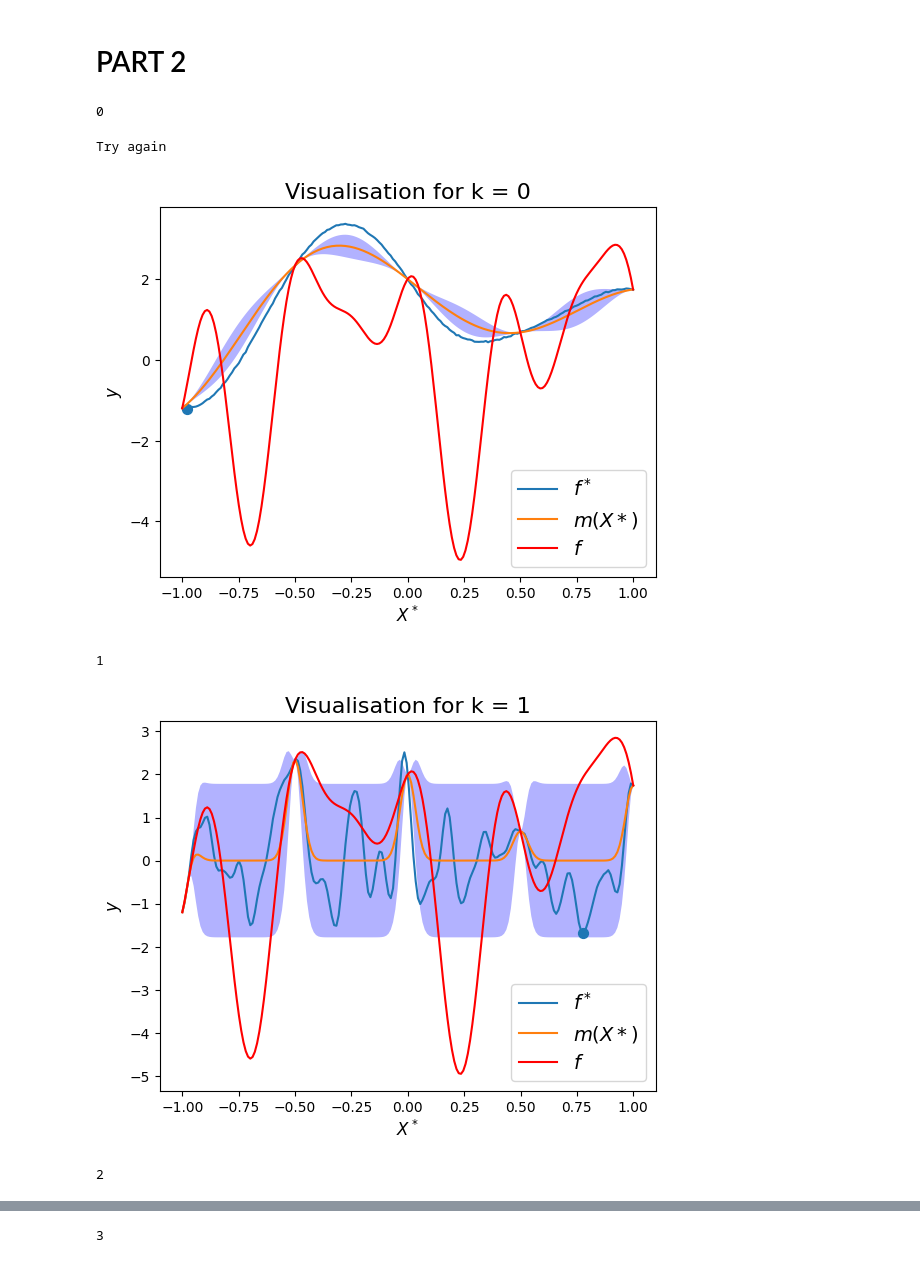
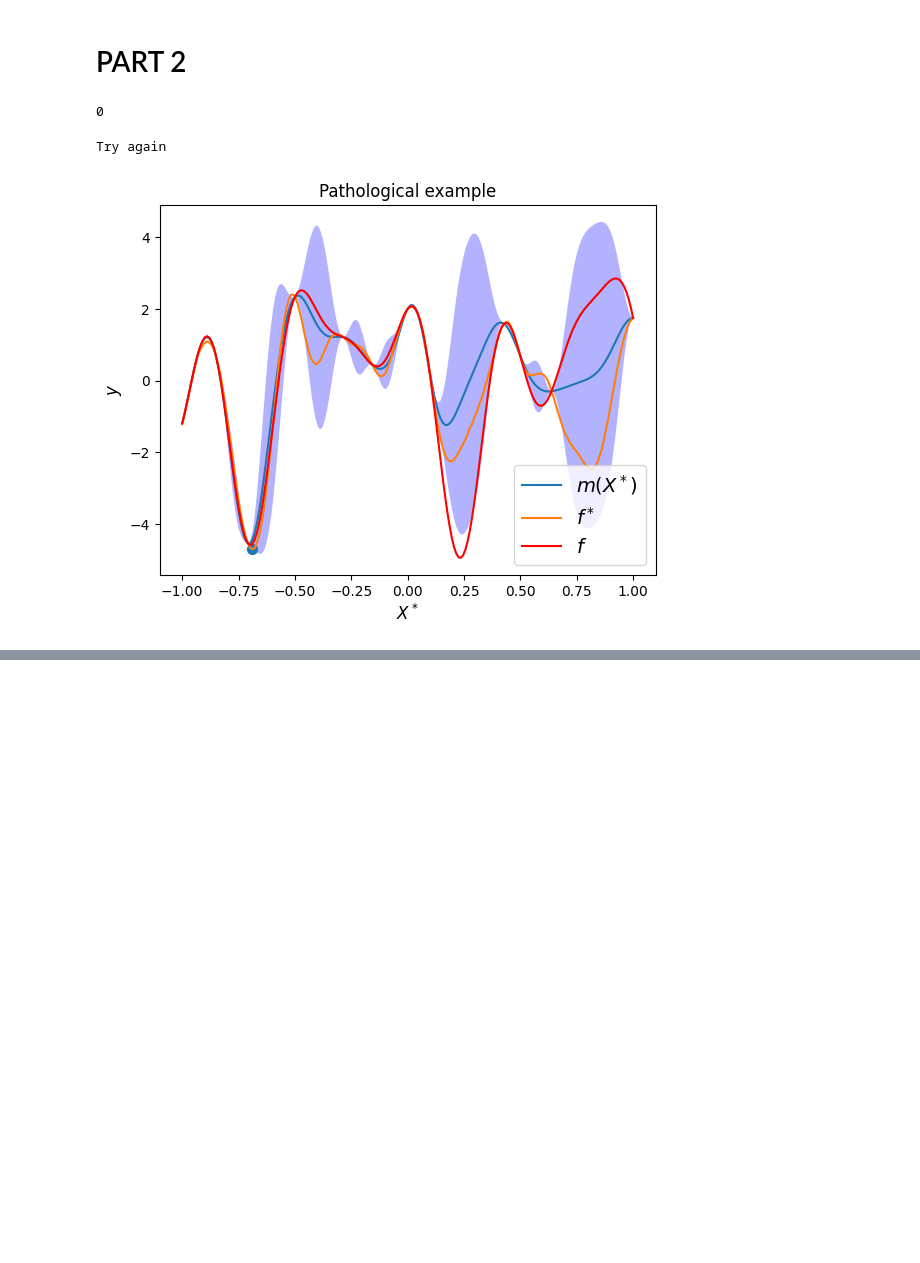
Before and after one commit to stojl/pml_exam, a Jupyter notebook: GP.ipynb, the cells around one changed output, grey strips where cells are left out. Drawn from its saved outputs; the diff is of its cells as text; code cells hidden in the pictures; blank space fills up the shorter version.

```diff
--- a/GP.ipynb
+++ b/GP.ipynb
@@ -52,7 +54,9 @@ y1 = hyperparam["kernel.variance"][0:499]
 f, ax = plt.subplots()
 ax.set(xscale="log", yscale="log")
 sns.scatterplot(x = x1, y = y1)
-ax.set_xlabel("Lengthscale $\sigma_l^2$", fontsize = 12)
-ax.set_ylabel("Variance $\sigma_s^2$", fontsize = 12)
+ax.set_xlabel("Lengthscale $\sigma_l^2$", fontsize = 14)
+ax.set_ylabel("Variance $\sigma_s^2$", fontsize = 14)
+plt.yticks(fontsize=12)
+plt.xticks(fontsize=12)
 plt.show()
 # %% [output]
@@ -155,17 +192,12 @@ for i in range(warmup_array.size):
 # %%
-"""sns.lineplot(x = warmup_array, y = diag_array[:, 0])
-sns.lineplot(x = warmup_array, y = diag_array[:, 1])
-sns.lineplot(x = warmup_array, y = diag_array[:, 2])
-sns.lineplot(x = warmup_array, y = diag_array[:, 3])
-"""
 f, ax = plt.subplots(1, 1)
 
-#ax.plot(warmup_array, diag_array[:, 0], color="blue", label="Length_scale (ess_bulk)", linestyle="-")
-#ax.plot(warmup_array, diag_array[:, 1], color="red", label="Variance (ess_bulk)", linestyle="-")
-#ax.plot(warmup_array, diag_array[:, 2], color="green", label="Length_scale (ess_tail)", linestyle="-")
-#ax.plot(warmup_array, diag_array[:, 3], color="yellow", label="Variance (ess_tail)", linestyle="-")
-ax.plot(warmup_array, diag_array[:, 4], color="blue", label="msce (Lengthscale)", linestyle="-")
-ax.plot(warmup_array, diag_array[:, 5], color="red", label="msce (Variance)", linestyle="-")
+ax.plot(warmup_array, diag_array[:, 0], color="blue", label="Length_scale (ess_bulk)", linestyle="-")
+ax.plot(warmup_array, diag_array[:, 1], color="red", label="Variance (ess_bulk)", linestyle="-")
+ax.plot(warmup_array, diag_array[:, 2], color="green", label="Length_scale (ess_tail)", linestyle="-")
+ax.plot(warmup_array, diag_array[:, 3], color="yellow", label="Variance (ess_tail)", linestyle="-")
+ax.set_ylabel("Effective sampling size $(ess)$", fontsize = 12)
+ax.set_xlabel("Number of warmup samples $(W)$", fontsize = 12)
 ax.legend(loc='lower right')
 
 plt.show()
@@ -199,7 +231,7 @@ x_test = torch.linspace(-1, 1, 200)
 # torch.manual_seed(18) finder min clutch
 #torch.manual_seed(102)
 # %%
-for i in range(5):
+for i in range(1):
     print(i)
     pyro.clear_param_store()
     kernel = gp.kernels.RBF(input_dim=1)
@@ -213,7 +245,7 @@ for i in range(5):
 
     hmc_kernel = pyro.infer.NUTS(gpmodel.model)
 
-    mcmc = pyro.infer.MCMC(hmc_kernel, num_samples=500, warmup_steps = 200)
+    mcmc = pyro.infer.MCMC(hmc_kernel, num_samples=500, warmup_steps = 100)
     mcmc.run()
 
     hyperparam = mcmc.get_samples()
@@ -232,40 +264,43 @@ for i in range(5):
 
             cov = cov + noise.expand(x_test.shape[0]).diag()
 
 
             samples = dist.MultivariateNormal(loc, covariance_matrix=cov, validate_args = False).sample(sample_shape=(1,))
             min_value, min_idx = torch.min(samples[0], dim = 0, keepdim=False)
             xstar = x_test[min_idx.item()].reshape(1)
             if not (xstar in X):
                 break
         except:
             print("Try again")
 
     mean_new = gpmodel.forward(x_test)[0] # Returns the mean of our posterior samples
     sd_new = gpmodel.forward(x_test)[1] # Returns the standard deviation of our posteriour samples
     fstar = target_func(xstar)
 
-    X = torch.cat((X, xstar), 0)
-    y = torch.cat((y, fstar), 0)
+
 
     with torch.no_grad():
         f, ax = plt.subplots(1)
-        sns.lineplot(x = x_test, y = samples[0], label = "$f^*$", ax = ax)
 
-        sns.lineplot(x = x_test, y = mean_new, ax=ax, label = "$m(X*)$")
+
+        sns.lineplot(x = x_test, y = mean_new, ax=ax, label = "$m(X^*)$")
         ax.fill_between(x_test, mean_new+2*sd_new, mean_new-2*sd_new, facecolor='blue', alpha=0.3)
 
-        ax.scatter(xstar, min_value, marker='o', s=50)
+        sns.lineplot(x = x_test, y = samples[0], label = "$f^*$", ax = ax)
+        #sns.scatterplot(x = X, y = y, marker= 'o', s = 50)
+
+        ax.scatter(xstar, min_value, marker='o', s = 50)
         sns.lineplot(x = x_test, y = target_func(x_test), label = "$f$", ax = ax, color = "red")
         ax.legend(loc = "lower right", fontsize = 14)
-        ax.set_title("Visualisation for k = "+ str(i), fontsize = 16)
         ax.set_xlabel("$X^*$", fontsize = 12, fontweight="bold")
         ax.set_ylabel("$y$", fontsize = 12, fontweight="bold")
+        ax.set_title("Pathological example")
         plt.show()
+
+
+    X = torch.cat((X, xstar), 0)
+    y = torch.cat((y, fstar), 0)
 # %% [output]
 0
 Try again
-[figure, old version]
+[figure, new version]
-1
-[figure, removed]
-2
@@ -273,4 +307,3 @@ Try again
-3
 # %%
 ymin, idxmin = torch.min(y, dim = 0, keepdim=False)
 argmin = X[idxmin]
```
Also changed, not shown: parts of 14 cells of this notebook.
